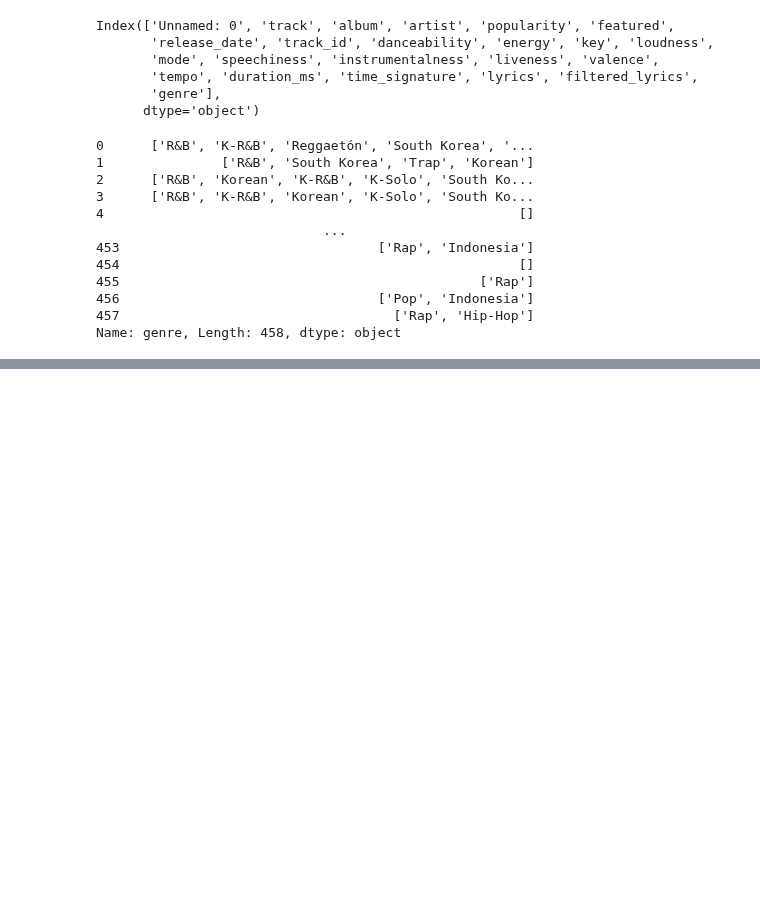
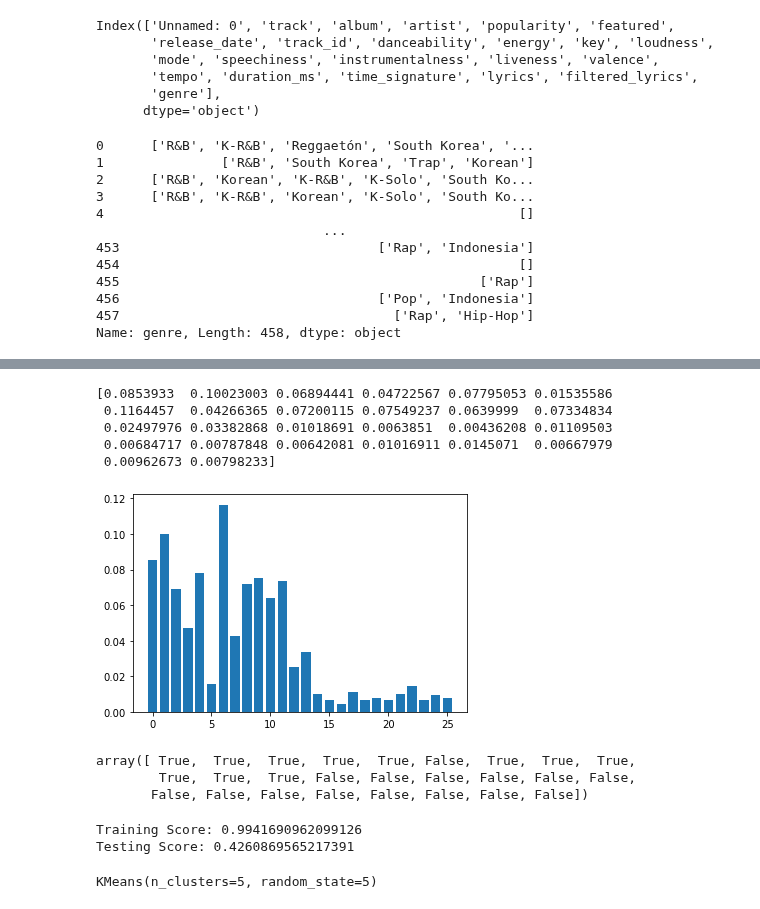
Before and after one commit to jeugenio103/Project-4, a Jupyter notebook: Lyric and Genre Data Collection/genre_model_88.ipynb, the cells around one changed output, grey strips where cells are left out. Cells and saved outputs as stored; diff of their text form; code cells hidden in the pictures; blank space fills up the shorter version.

```diff
--- a/Lyric and Genre Data Collection/genre_model_88.ipynb
+++ b/Lyric and Genre Data Collection/genre_model_88.ipynb
@@ -45,0 +70,5 @@ primary_genre
+# %%
+# Convert Categorical into Numerical categories
+X_num = pd.get_dummies(X)
+# %%
+X_train, X_test, y_train, y_test = train_test_split(X_num, y, random_state=1)
@@ -45,0 +82,9 @@ primary_genre
+# %%
+# Scaling values
+scaler = StandardScaler().fit(X_train)
+X_train_scaled = scaler.transform(X_train)
+X_test_scaled = scaler.transform(X_test)
+# %%
+clf = RandomForestClassifier(random_state=1, n_estimators=500).fit(X_train_scaled, y_train)
+print(f'Training Score: {clf.score(X_train_scaled, y_train)}')
+print(f'Testing Score: {clf.score(X_test_scaled, y_test)}')
@@ -45,0 +105,22 @@ primary_genre
+# %%
+# Feature Selection
+features = clf.feature_importances_
+print(features)
+plt.bar(x = range(len(features)), height=features)
+plt.show()
+# %% [output]
+[0.0853933  0.10023003 0.06894441 0.04722567 0.07795053 0.01535586
+ 0.1164457  0.04266365 0.07200115 0.07549237 0.0639999  0.07334834
+ 0.02497976 0.03382868 0.01018691 0.0063851  0.00436208 0.01109503
+ 0.00684717 0.00787848 0.00642081 0.01016911 0.0145071  0.00667979
+ 0.00962673 0.00798233]
+[figure, added]
+# %%
+from sklearn.feature_selection import SelectFromModel
+sel = SelectFromModel(clf)
+sel.fit(X_train_scaled, y_train)
+sel.get_support()
+# %% [output]
+array([ True,  True,  True,  True,  True, False,  True,  True,  True,
+        True,  True,  True, False, False, False, False, False, False,
+       False, False, False, False, False, False, False, False])
@@ -45,0 +132,7 @@ primary_genre
+# %%
+clf = RandomForestClassifier(random_state=1, n_estimators=10).fit(X_selected_train_scaled, y_train)
+print(f'Training Score: {clf.score(X_selected_train_scaled, y_train)}')
+print(f'Testing Score: {clf.score(X_selected_test_scaled, y_test)}')
+# %% [output]
+Training Score: 0.9941690962099126
+Testing Score: 0.4260869565217391
@@ -45,0 +150,4 @@ primary_genre
+# %%
+model.fit(df_88_num)
+# %% [output]
+KMeans(n_clusters=5, random_state=5)
```
Also changed, not shown: parts of 23 cells of this notebook, 3 other files.
